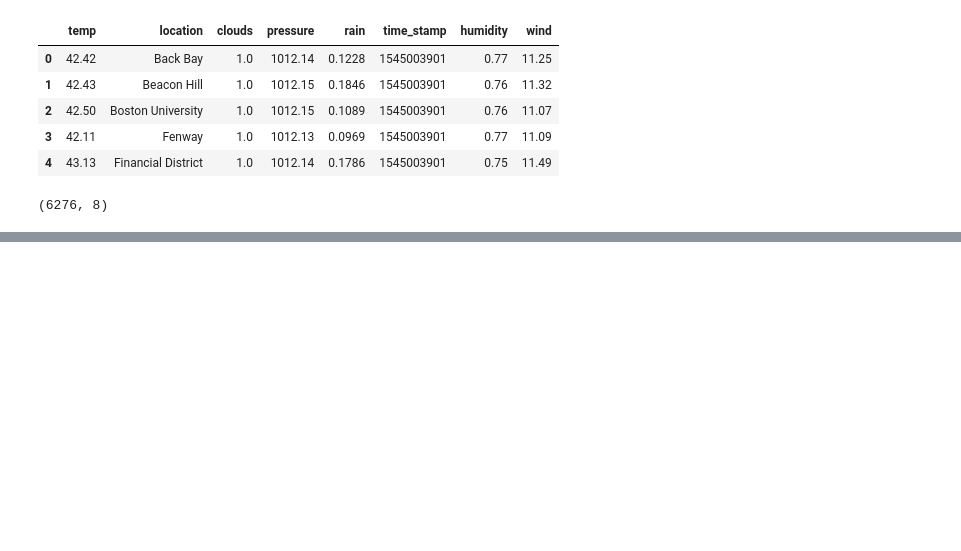
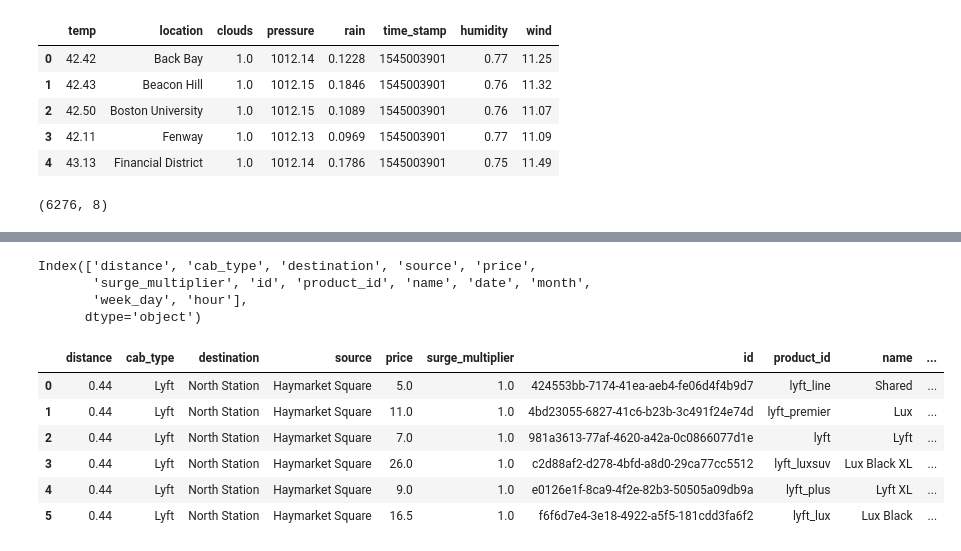
Before and after one commit to mkr9395/nyc-taxi-fare-prediction, a Jupyter notebook: notebooks/data_cleaning.ipynb, the cells around one changed output, grey strips where cells are left out. Saved outputs shown, nothing was run; the diff lists cells and outputs as text; code cells hidden in the pictures; blank space fills up the shorter version.

```diff
--- a/notebooks/data_cleaning.ipynb
+++ b/notebooks/data_cleaning.ipynb
@@ -739,0 +735,18 @@ Name: time_stamp, Length: 637976, dtype: int64
+# %%
+df.columns
+# %% [output]
+Index(['distance', 'cab_type', 'destination', 'source', 'price',
+       'surge_multiplier', 'id', 'product_id', 'name', 'date', 'month',
+       'week_day', 'hour'],
+      dtype='object')
+# %%
+new_df = df.merge(info_df,left_on='source',right_on='location')
+new_df.head(6)
+# %% [output]
+|  | distance | cab_type | destination | source | price | surge_multiplier | id | product_id | name | ... |
+| 0 | 0.44 | Lyft | North Station | Haymarket Square | 5.0 | 1.0 | 424553bb-7174-41ea-aeb4-fe06d4f4b9d7 | lyft_line | Shared | ... |
+| 1 | 0.44 | Lyft | North Station | Haymarket Square | 11.0 | 1.0 | 4bd23055-6827-41c6-b23b-3c491f24e74d | lyft_premier | Lux | ... |
+| 2 | 0.44 | Lyft | North Station | Haymarket Square | 7.0 | 1.0 | 981a3613-77af-4620-a42a-0c0866077d1e | lyft | Lyft | ... |
+| 3 | 0.44 | Lyft | North Station | Haymarket Square | 26.0 | 1.0 | c2d88af2-d278-4bfd-a8d0-29ca77cc5512 | lyft_luxsuv | Lux Black XL | ... |
+| 4 | 0.44 | Lyft | North Station | Haymarket Square | 9.0 | 1.0 | e0126e1f-8ca9-4f2e-82b3-50505a09db9a | lyft_plus | Lyft XL | ... |
+| 5 | 0.44 | Lyft | North Station | Haymarket Square | 16.5 | 1.0 | f6f6d7e4-3e18-4922-a5f5-181cdd3fa6f2 | lyft_lux | Lux Black | ... |
```
Also changed, not shown: parts of 12 cells of this notebook.
